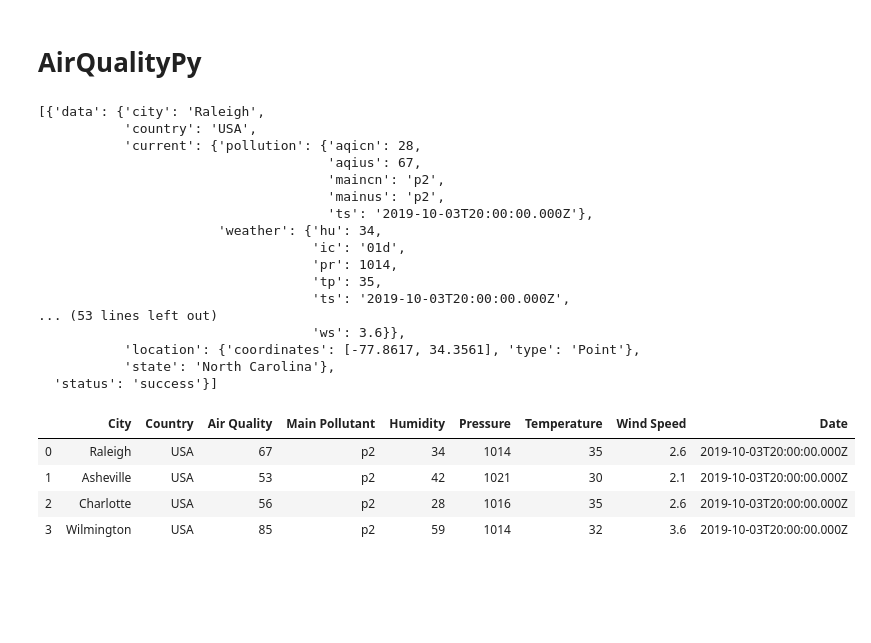
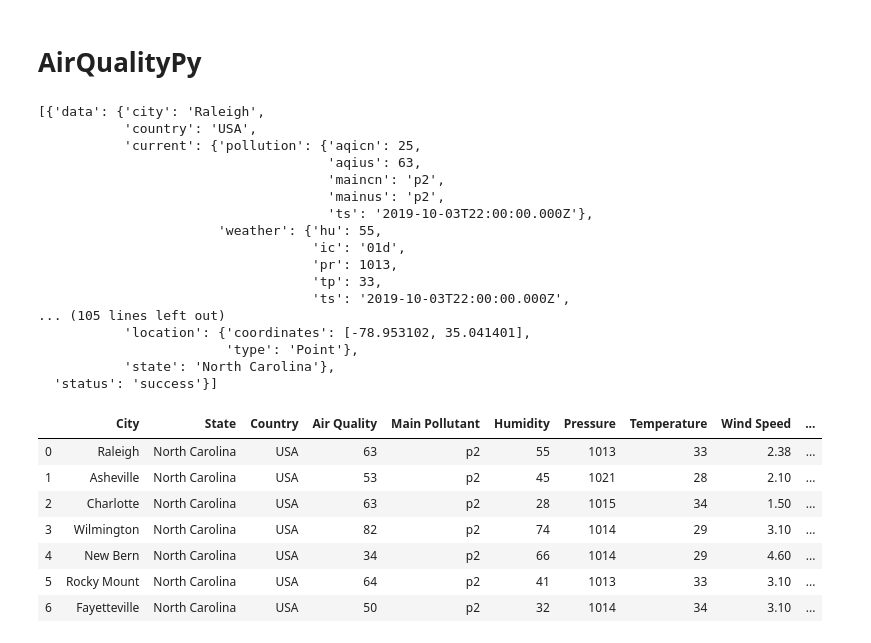
Before and after one commit to nadireag/Air-Quality, a Jupyter notebook: AirQualityPy.ipynb, the cells around one changed output. Drawn from its saved outputs; the diff is of its cells as text; code cells hidden in the pictures; blank space fills up the shorter version.

```diff
--- a/AirQualityPy.ipynb
+++ b/AirQualityPy.ipynb
@@ -14,7 +14,7 @@ from config1 import api_key
 url = "https://api.airvisual.com/v2/city?city="
 
 # Create the city list for desired data
-city = ["Raleigh", "Asheville", "Charlotte", "Wilmington"]
+city = ["Raleigh", "Asheville", "Charlotte", "Wilmington", "New Bern", "Rocky Mount", "Fayetteville"]
 
 # Create an output list to hold request results
 output = []
@@ -32,24 +32,25 @@ pprint(output)
 # %% [output]
 [{'data': {'city': 'Raleigh',
            'country': 'USA',
-           'current': {'pollution': {'aqicn': 28,
-                                     'aqius': 67,
+           'current': {'pollution': {'aqicn': 25,
+                                     'aqius': 63,
                                      'maincn': 'p2',
                                      'mainus': 'p2',
-                                     'ts': '2019-10-03T20:00:00.000Z'},
-                       'weather': {'hu': 34,
+                                     'ts': '2019-10-03T22:00:00.000Z'},
+                       'weather': {'hu': 55,
                                    'ic': '01d',
-                                   'pr': 1014,
-                                   'tp': 35,
-                                   'ts': '2019-10-03T20:00:00.000Z',
-... (53 lines left out)
-                                   'ws': 3.6}},
-           'location': {'coordinates': [-77.8617, 34.3561], 'type': 'Point'},
+                                   'pr': 1013,
+                                   'tp': 33,
+                                   'ts': '2019-10-03T22:00:00.000Z',
+... (105 lines left out)
+           'location': {'coordinates': [-78.953102, 35.041401],
+                        'type': 'Point'},
            'state': 'North Carolina'},
   'status': 'success'}]
 # %%
 # Create lists to hold necessary data
 city_name = []
+state = []
 country_name = []
 air_quality = []
 main_pollutant = []
@@ -59,9 +60,10 @@ temperature = []
 wind_speed = []
 date = []
 
-# Select variables and put them in realtive lists
+# Select the variables and put them in relative lists
 for i in range(len(output)):
     city_name.append(output[i]["data"]["city"])
+    state.append(output[i]["data"]["state"])
     country_name.append(output[i]["data"]["country"])
     air_quality.append(output[i]["data"]["current"]["pollution"]["aqius"])
     humidity.append(output[i]["data"]["current"]["weather"]["hu"])
@@ -73,21 +75,25 @@ for i in range(len(output)):
 # %%
 # Create the dictionary to hold data
 air_data = {"City": city_name,
+             "State": state,
              "Country": country_name,
              "Air Quality": air_quality,
              "Main Pollutant": main_pollutant,
              "Humidity": humidity,
              "Pressure": pressure,
              "Temperature": temperature,
              "Wind Speed": wind_speed,
              "Date": date
            }
 # Convert dictionary to a dataframe
 air_df = pd.DataFrame(air_data)
 air_df
 # %% [output]
-|  | City | Country | Air Quality | Main Pollutant | Humidity | Pressure | Temperature | Wind Speed | Date |
-| 0 | Raleigh | USA | 67 | p2 | 34 | 1014 | 35 | 2.6 | 2019-10-03T20:00:00.000Z |
-| 1 | Asheville | USA | 53 | p2 | 42 | 1021 | 30 | 2.1 | 2019-10-03T20:00:00.000Z |
-| 2 | Charlotte | USA | 56 | p2 | 28 | 1016 | 35 | 2.6 | 2019-10-03T20:00:00.000Z |
-| 3 | Wilmington | USA | 85 | p2 | 59 | 1014 | 32 | 3.6 | 2019-10-03T20:00:00.000Z |
+|  | City | State | Country | Air Quality | Main Pollutant | Humidity | Pressure | Temperature | Wind Speed | ... |
+| 0 | Raleigh | North Carolina | USA | 63 | p2 | 55 | 1013 | 33 | 2.38 | ... |
+| 1 | Asheville | North Carolina | USA | 53 | p2 | 45 | 1021 | 28 | 2.10 | ... |
+| 2 | Charlotte | North Carolina | USA | 63 | p2 | 28 | 1015 | 34 | 1.50 | ... |
+| 3 | Wilmington | North Carolina | USA | 82 | p2 | 74 | 1014 | 29 | 3.10 | ... |
+| 4 | New Bern | North Carolina | USA | 34 | p2 | 66 | 1014 | 29 | 4.60 | ... |
+| 5 | Rocky Mount | North Carolina | USA | 64 | p2 | 41 | 1013 | 33 | 3.10 | ... |
+| 6 | Fayetteville | North Carolina | USA | 50 | p2 | 32 | 1014 | 34 | 3.10 | ... |
```
Also changed, not shown: parts of 8 cells of this notebook, 5 other files.
